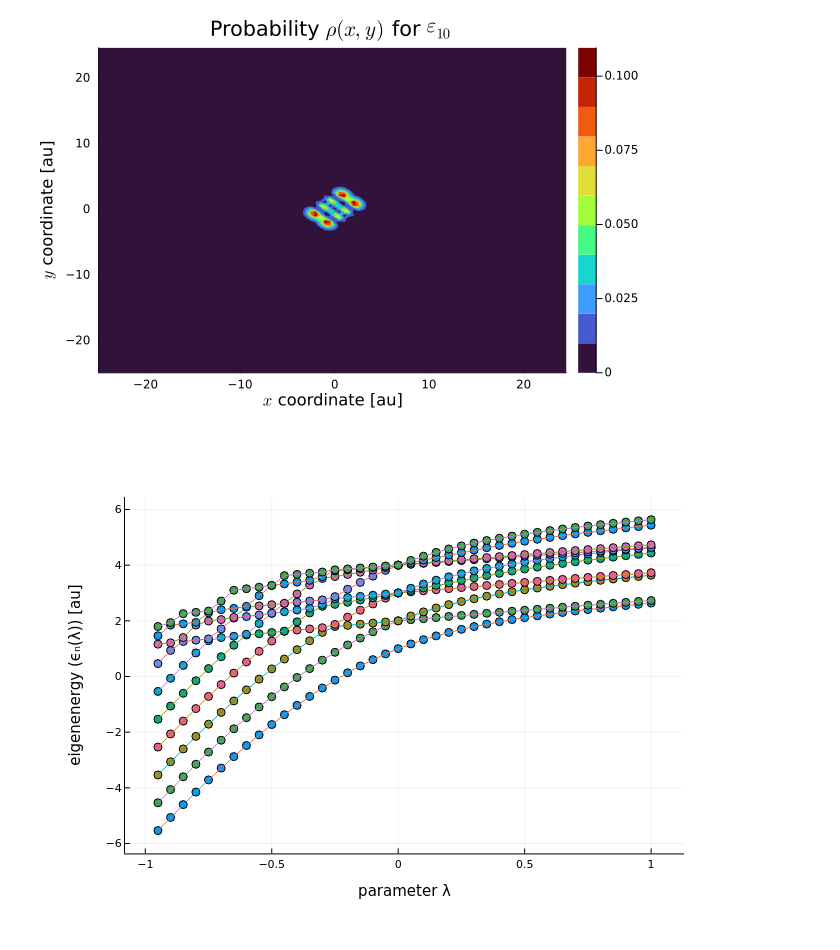
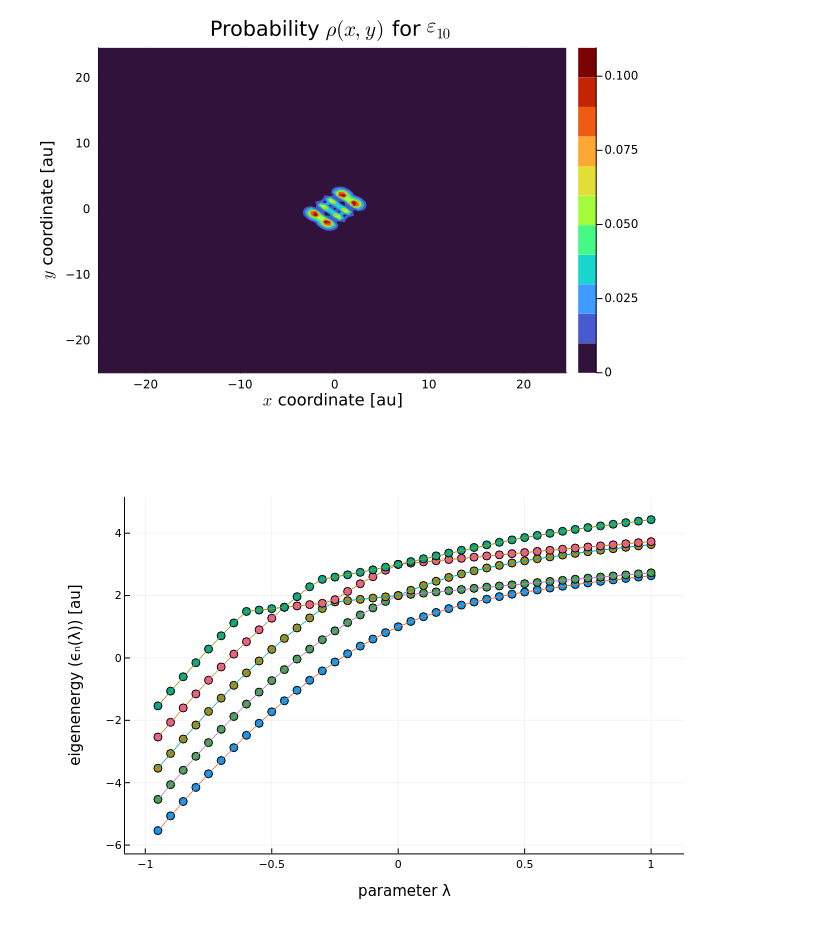
Before and after one commit to mendzmartin/FEMTISE_TUTORIAL, a Jupyter notebook: 030_experimentation/030_test/coulomb_potential_2D_parameter_variation/050_analysis/coulomb_potential_2D_parameter_variation.ipynb, the cells around one changed output. Cells and saved outputs as stored; diff of their text form; code cells hidden in the pictures.

```diff
--- a/030_experimentation/030_test/coulomb_potential_2D_parameter_variation/050_analysis/coulomb_potential_2D_parameter_variation.ipynb
+++ b/030_experimentation/030_test/coulomb_potential_2D_parameter_variation/050_analysis/coulomb_potential_2D_parameter_variation.ipynb
@@ -103,7 +128,7 @@ display(fig1)
 # %%
 save("eigenstate_energy10.pdf",fig1)
 # %%
-fig1=plot_eigenvalues(simulation_info,output_data,1:1:10;show_label=false)
+fig1=plot_eigenvalues(simulation_info,output_data,1:1:5;show_label=false)
 display(fig1)
 # %% [output]
-[figure, old version]
+[figure, new version]
```
Also changed, not shown: parts of 6 cells of this notebook, 6 other files.
